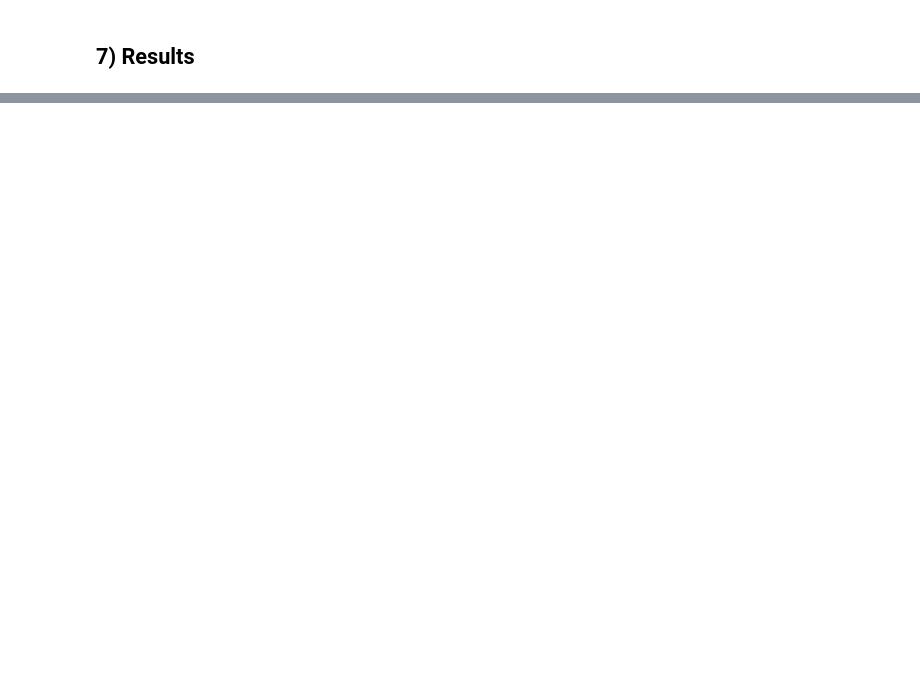
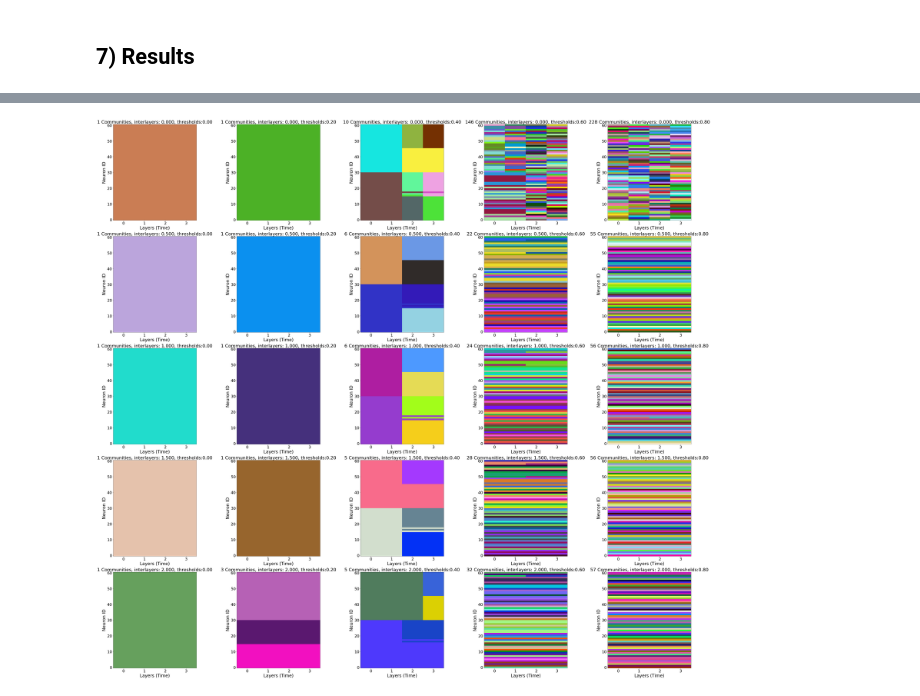
Before and after one commit to ulgenklc/temporal_network_analysis, a Jupyter notebook: Experiments/Infomap_example.ipynb, the cells around one changed output, grey strips where cells are left out. Drawn from its saved outputs; the diff is of its cells as text; code cells hidden in the pictures; blank space fills up the shorter version.

```diff
--- a/Experiments/Infomap_example.ipynb
+++ b/Experiments/Infomap_example.ipynb
@@ -227,0 +593,3 @@ Found 1 modules with codelength: 5.905860815647752
+# %%
+k = [node.module_id for node in im.nodes]
+k
@@ -227,0 +621,6 @@ Found 1 modules with codelength: 5.905860815647752
+# %%
+adjacency_matrices = []
+for i in range(layers):
+    adjacency_matrices.append(cross_correlation_matrix(binned_spikes[i])[0])
+
+padded_adjacencies = [adjacency_matrices[0]]  + adjacency_matrices + [adjacency_matrices[-1]]
@@ -227,0 +665,15 @@ Found 1 modules with codelength: 5.905860815647752
+# %%
+index = 5
+fig,ax = plt.subplots(index,index, figsize = (index*10+5,index*10))
+for i in range(index):
+    for j in range(index):
+        comms, c = community(num_neurons, layers+2, memberships['threshold=%.3f'%threshs[i]][j], ax[j][i])
+        ax[j][i].set_xticks([i for i in range(layers+2)])
+        ax[j][i].set_yticks([i*10 for i in range(int(num_neurons/10)+1)])
+        ax[j][i].tick_params(axis = 'both', labelsize = 25)
+        ax[j][i].set_xlabel('Layers (Time)', fontsize = 28)
+        ax[j][i].set_ylabel('Neuron ID', fontsize = 28)
+        ax[j][i].set_title('%d Communities, interlayers: %.3f, thresholds:%.2f'%(len(c),interlayers[j],threshs[i]), fontsize=29)
+plt.tight_layout()
+# %% [output]
+[figure, added]
```
Also changed, not shown: parts of 31 cells of this notebook, 7 other files.
